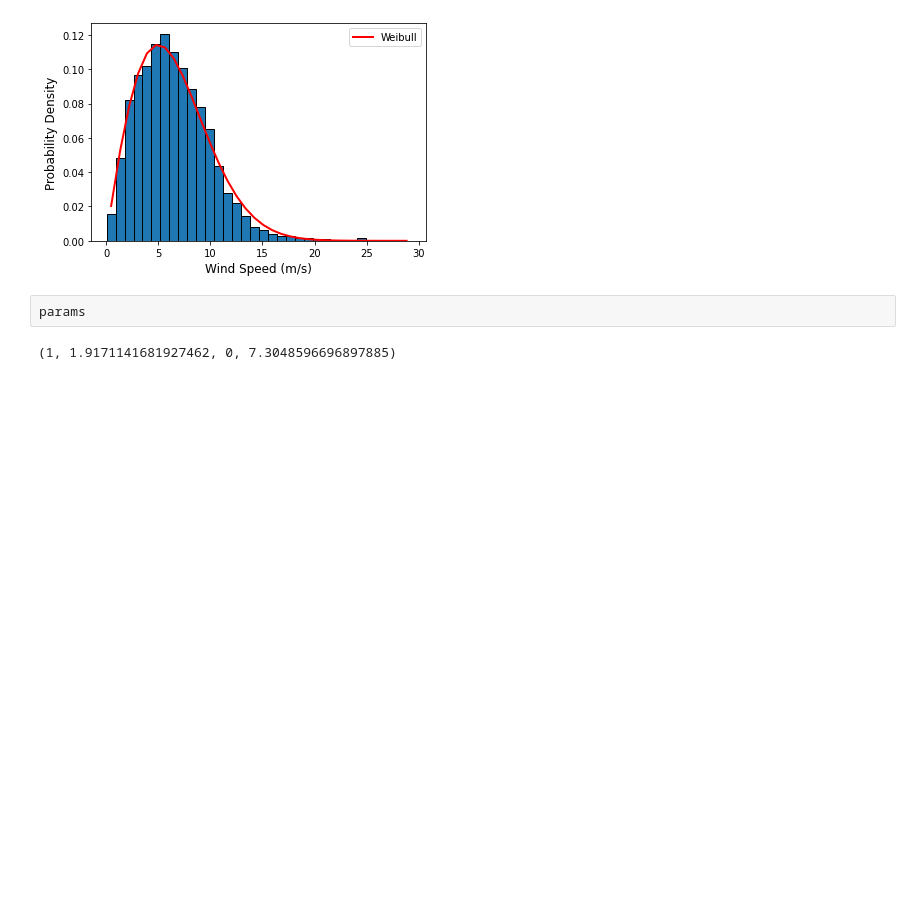
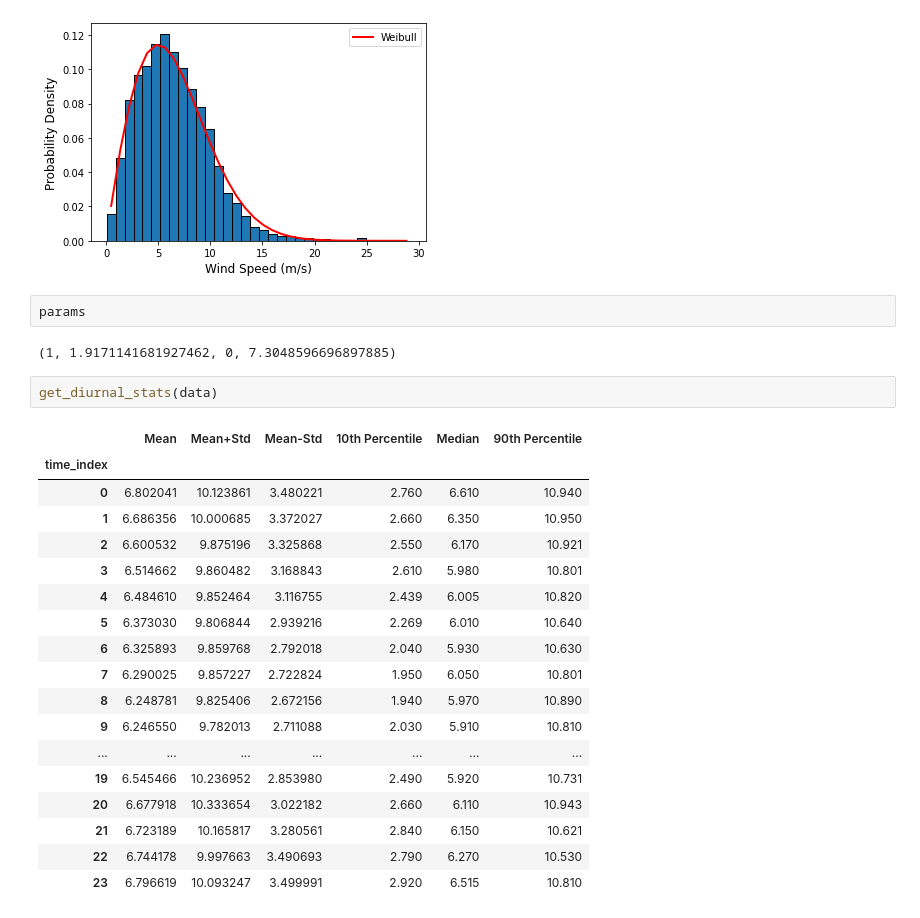
Before and after one commit to thurayakaadan/albatross, a Jupyter notebook: Usage.ipynb, the cells around one changed output. Saved outputs shown, nothing was run; the diff lists cells and outputs as text; blank space fills up the shorter version.

```diff
--- a/Usage.ipynb
+++ b/Usage.ipynb
@@ -107,3 +107,24 @@ fig, ax, params = pdf(data)
 params
 # %% [output]
 (1, 1.9171141681927462, 0, 7.3048596696897885)
+# %%
+get_diurnal_stats(data)
+# %% [output]
+|  | Mean | Mean+Std | Mean-Std | 10th Percentile | Median | 90th Percentile |
+| time_index |  |  |  |  |  |  |
+| 0 | 6.802041 | 10.123861 | 3.480221 | 2.760 | 6.610 | 10.940 |
+| 1 | 6.686356 | 10.000685 | 3.372027 | 2.660 | 6.350 | 10.950 |
+| 2 | 6.600532 | 9.875196 | 3.325868 | 2.550 | 6.170 | 10.921 |
+| 3 | 6.514662 | 9.860482 | 3.168843 | 2.610 | 5.980 | 10.801 |
+| 4 | 6.484610 | 9.852464 | 3.116755 | 2.439 | 6.005 | 10.820 |
+| 5 | 6.373030 | 9.806844 | 2.939216 | 2.269 | 6.010 | 10.640 |
+| 6 | 6.325893 | 9.859768 | 2.792018 | 2.040 | 5.930 | 10.630 |
+| 7 | 6.290025 | 9.857227 | 2.722824 | 1.950 | 6.050 | 10.801 |
+| 8 | 6.248781 | 9.825406 | 2.672156 | 1.940 | 5.970 | 10.890 |
+| 9 | 6.246550 | 9.782013 | 2.711088 | 2.030 | 5.910 | 10.810 |
+| ... | ... | ... | ... | ... | ... | ... |
+| 19 | 6.545466 | 10.236952 | 2.853980 | 2.490 | 5.920 | 10.731 |
+| 20 | 6.677918 | 10.333654 | 3.022182 | 2.660 | 6.110 | 10.943 |
+| 21 | 6.723189 | 10.165817 | 3.280561 | 2.840 | 6.150 | 10.621 |
+| 22 | 6.744178 | 9.997663 | 3.490693 | 2.790 | 6.270 | 10.530 |
+| 23 | 6.796619 | 10.093247 | 3.499991 | 2.920 | 6.515 | 10.810 |
```
Also changed, not shown: parts of 2 cells of this notebook, 2 other files.
